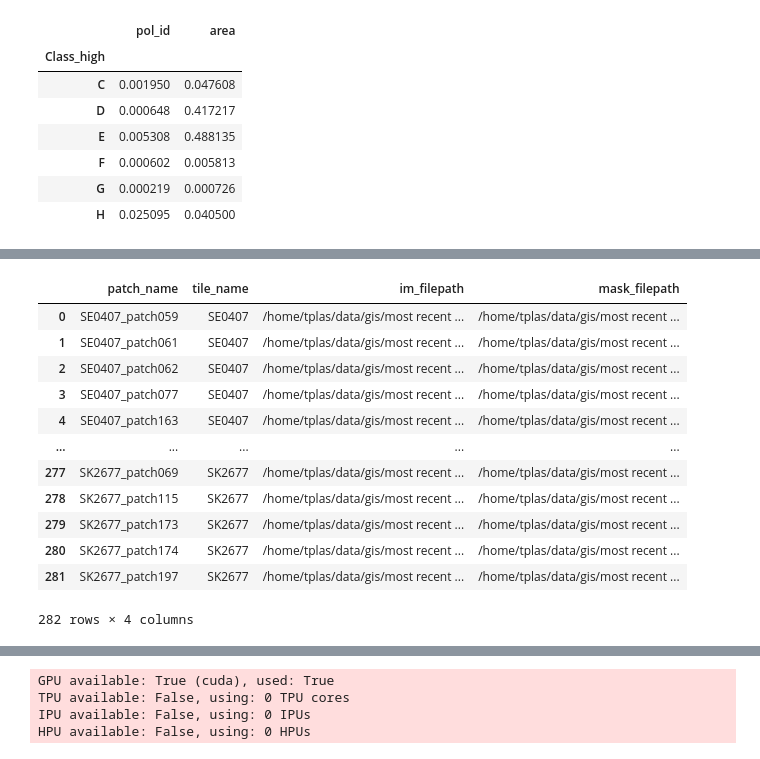
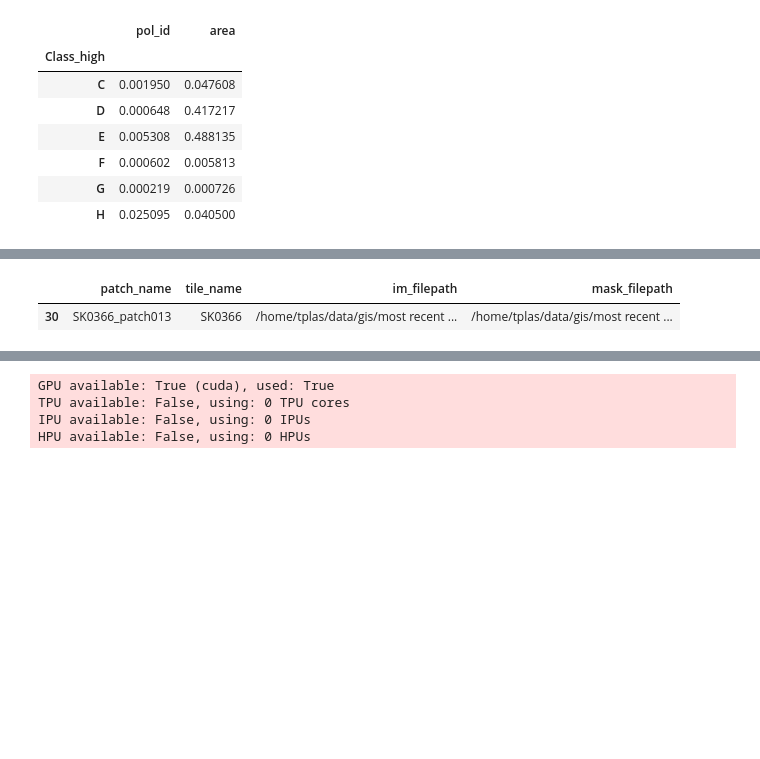
Before and after one commit to pdnpa/cnn-land-cover, a Jupyter notebook: notebooks/Evaluate trained network.ipynb, the cells around one changed output, grey strips where cells are left out. Drawn from its saved outputs; the diff is of its cells as text; code cells hidden in the pictures; blank space fills up the shorter version.

```diff
--- a/notebooks/Evaluate trained network.ipynb
+++ b/notebooks/Evaluate trained network.ipynb
@@ -211,0 +268,40 @@ Error:
+# %%
+## Patches of eval data set:
+dir_im_patches = ['/home/tplas/data/gis/most recent APGB 12.5cm aerial/eval_2_tiles/images_detailed_annotation/',
+                  '/home/tplas/data/gis/most recent APGB 12.5cm aerial/evaluation_tiles/images_detailed_annotation/']
+# dir_mask_patches = '/home/tplas/data/gis/most recent APGB 12.5cm aerial/eval_2_tiles/masks_detailed_annotation/'
+# dir_mask_patches_2 = '/home/tplas/data/gis/most recent APGB 12.5cm aerial/evaluation_tiles/masks_2022/'
+
+## Training data:
+# dir_im_patches = '/home/tplas/data/gis/most recent APGB 12.5cm aerial/CDE_training_tiles/images'
+# dir_mask_patches_2 = '/home/tplas/data/gis/most recent APGB 12.5cm aerial/CDE_training_tiles/masks/'
+
+# path_mapping_dict = '/home/tplas/repos/cnn-land-cover/content/label_mapping_dicts/label_mapping_dict__main_categories__2022-11-17-1512.pkl'
+path_mapping_dict = '/home/tplas/repos/cnn-land-cover/content/label_mapping_dicts/label_mapping_dict__main_categories_F3inDE_noFGH__2023-03-17-0957.pkl'
+
+with open('../content/evaluation_sample_50tiles/train_test_split_80tiles.pkl', 'rb') as f:
+    dict_tile_patches = pickle.load(f)
+    tile_patch_train = dict_tile_patches['train']
+    tile_patch_test = dict_tile_patches['test']
+
+# Create DS with just 1 set of masks:
+test_ds = lcm.DataSetPatches(im_dir=dir_im_patches, mask_dir=None,
+                            mask_suffix='_lc_2022_detailed_mask.npy',
+                            list_tile_patches_use=tile_patch_test,
+                            mask_dir_name='masks_detailed_annotation',
+                            preprocessing_func=LCU.preprocessing_func,
+                            path_mapping_dict=LCU.dict_training_details['path_mapping_dict'],
+                            shuffle_order_patches=False, relabel_masks=True,
+                            subsample_patches=False, frac_subsample=.2)
+test_ds.remove_no_class_patches()
+## Create DS with 2 sets of masks:
+# test_ds = lcm.DataSetPatchesTwoMasks(im_dir=dir_im_patches, mask_dir=dir_mask_patches,
+#                             mask_suffix='_lc_80s_mask.npy',
+#                             mask_dir_2=dir_mask_patches_2,
+#                             mask_suffix_2='_lc_2022_mask.npy',
+#                             preprocessing_func=LCU.preprocessing_func, path_mapping_dict=path_mapping_dict,
+#                             shuffle_order_patches=True, relabel_masks=True,
+#                             subsample_patches=False, frac_subsample=1)
+
+assert test_ds.n_classes == LCU.dict_training_details['n_classes']
+test_dl = torch.utils.data.DataLoader(test_ds, batch_size=20, num_workers=16)
@@ -212,16 +342,5 @@ Error:
 # %%
-test_ds.df_patches
+test_ds.df_patches[test_ds.df_patches['tile_name'] == 'SK0366']
 # %% [output]
 |  | patch_name | tile_name | im_filepath | mask_filepath |
-| 0 | SE0407_patch059 | SE0407 | /home/tplas/data/gis/most recent ... | /home/tplas/data/gis/most recent ... |
-| 1 | SE0407_patch061 | SE0407 | /home/tplas/data/gis/most recent ... | /home/tplas/data/gis/most recent ... |
-| 2 | SE0407_patch062 | SE0407 | /home/tplas/data/gis/most recent ... | /home/tplas/data/gis/most recent ... |
-| 3 | SE0407_patch077 | SE0407 | /home/tplas/data/gis/most recent ... | /home/tplas/data/gis/most recent ... |
-| 4 | SE0407_patch163 | SE0407 | /home/tplas/data/gis/most recent ... | /home/tplas/data/gis/most recent ... |
-| ... | ... | ... | ... | ... |
-| 277 | SK2677_patch069 | SK2677 | /home/tplas/data/gis/most recent ... | /home/tplas/data/gis/most recent ... |
-| 278 | SK2677_patch115 | SK2677 | /home/tplas/data/gis/most recent ... | /home/tplas/data/gis/most recent ... |
-| 279 | SK2677_patch173 | SK2677 | /home/tplas/data/gis/most recent ... | /home/tplas/data/gis/most recent ... |
-| 280 | SK2677_patch174 | SK2677 | /home/tplas/data/gis/most recent ... | /home/tplas/data/gis/most recent ... |
-| 281 | SK2677_patch197 | SK2677 | /home/tplas/data/gis/most recent ... | /home/tplas/data/gis/most recent ... |
+| 30 | SK0366_patch013 | SK0366 | /home/tplas/data/gis/most recent ... | /home/tplas/data/gis/most recent ... |
-282 rows × 4 columns
```
Also changed, not shown: parts of 15 cells of this notebook, 3 other files.
